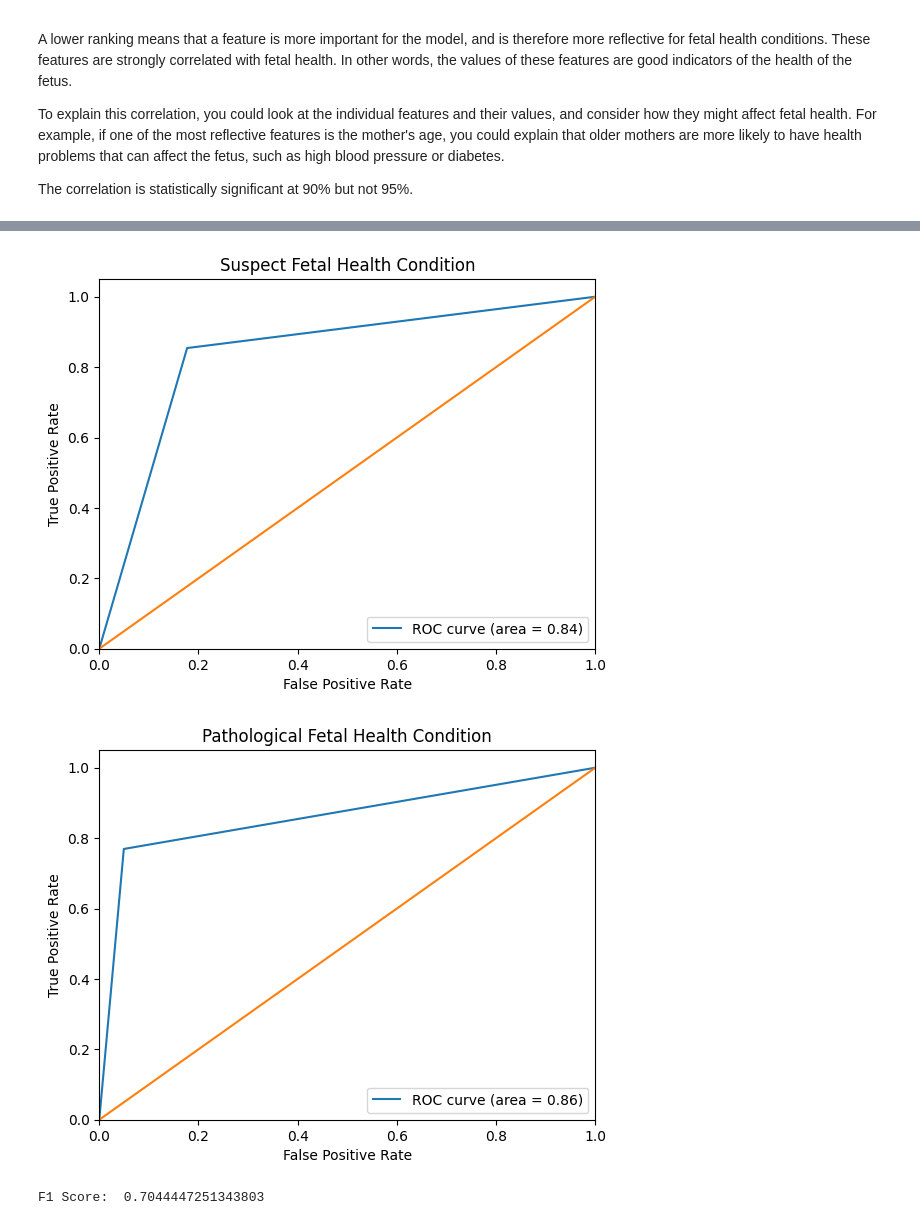
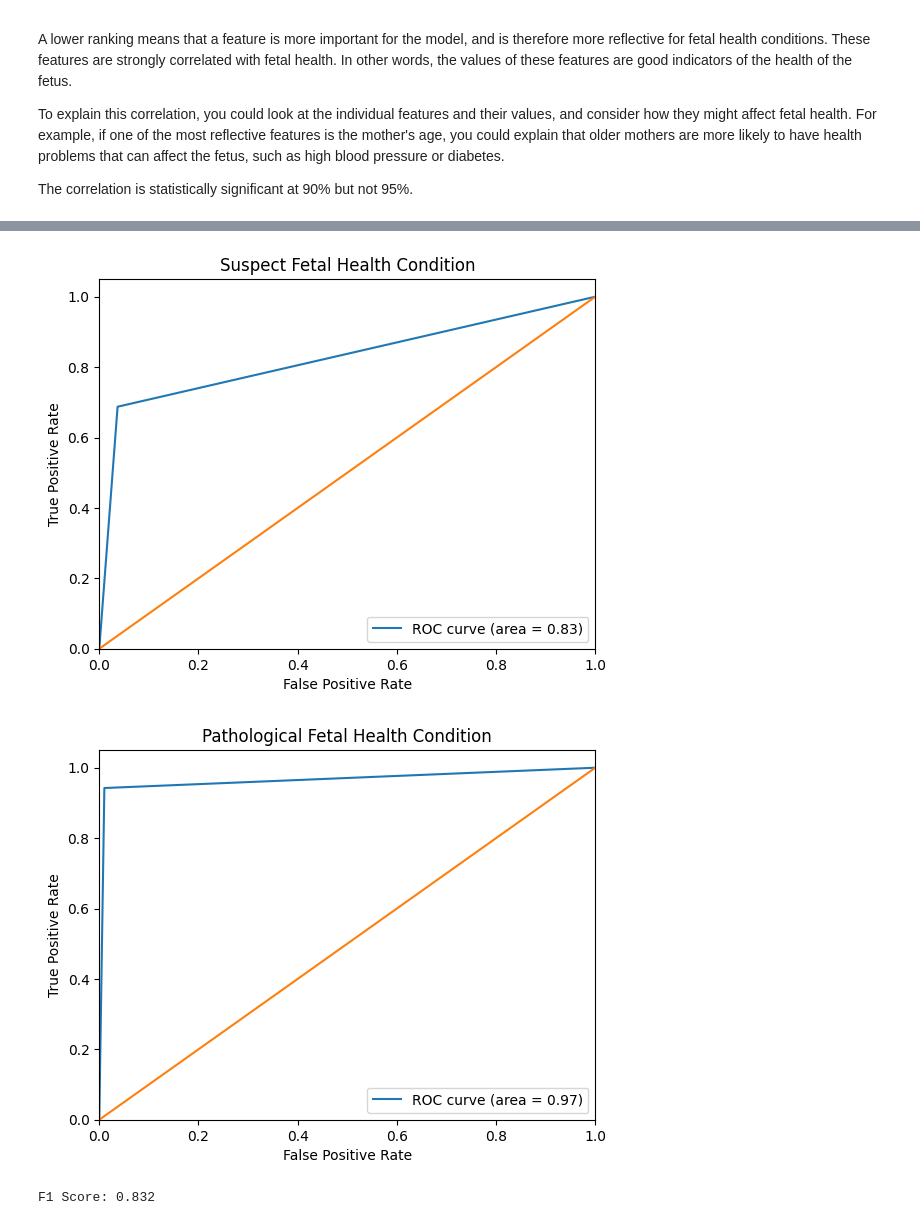
Before and after one commit to Jumaiza/CS301, a Jupyter notebook: FinalProject/finalProject.ipynb, the cells around one changed output, grey strips where cells are left out. Drawn from its saved outputs; the diff is of its cells as text; code cells hidden in the pictures.

```diff
--- a/FinalProject/finalProject.ipynb
+++ b/FinalProject/finalProject.ipynb
@@ -115,11 +149,11 @@ To explain this correlation, you could look at the individual features and their
 
 The correlation is statistically significant at 90% but not 95%.
 # %%
-X_train, X_test, y_train, y_test = train_test_split(X, Y, stratify=Y)
+X_train,X_test,y_train,y_test=train_test_split(X,Y,stratify=Y,test_size=0.3,random_state=1)
 
-clf = DecisionTreeClassifier()
-clf.fit(X_train, y_train)
-y_pred = clf.predict(X_test)
+model.fit(X_train, y_train)
+y_pred = model.predict(X_test)
+f1 = f1_score(y_test,y_pred,average='macro')
 
 cm = confusion_matrix(y_true=y_test, y_pred=y_pred)
 plt.matshow(cm)
@@ -139,21 +173,10 @@ plt.show()
 # %%
-X = df.iloc[:,:-1]
-Y = df["fetal_health"]
-
-X_train, X_test, y_train, y_test = train_test_split(X, Y, test_size=0.3, random_state=1)
-
-gnb = GaussianNB()
-
-y_pred = gnb.fit(X_train, y_train).predict(X_test)
-
-f1 = f1_score(y_test, y_pred, average='macro')
-
 y = label_binarize(Y, classes=[1,2,3])
 n_classes = 3
 
 X_train, X_test, y_train, y_test = train_test_split(X, y, test_size=0.3, random_state=1)
 
-clf = OneVsRestClassifier(GaussianNB())
+clf = OneVsRestClassifier(model)
 y_score = clf.fit(X_train, y_train).predict(X_test)
 
 fpr = dict()
@@ -181,5 +204,5 @@ for i in range(n_classes):
     plt.legend(loc="lower right")
     plt.show()
 
-print("F1 Score: ",f1)
+print(f"F1 Score: {f1:0.3f}")
 # %% [output]
@@ -187,3 +210,3 @@ print("F1 Score: ",f1)
-[figure, old version]
+[figure, new version]
-[figure, old version]
+[figure, new version]
-F1 Score:  0.7044447251343803
+F1 Score: 0.832
```
Also changed, not shown: parts of 11 cells of this notebook, 1 other file.
